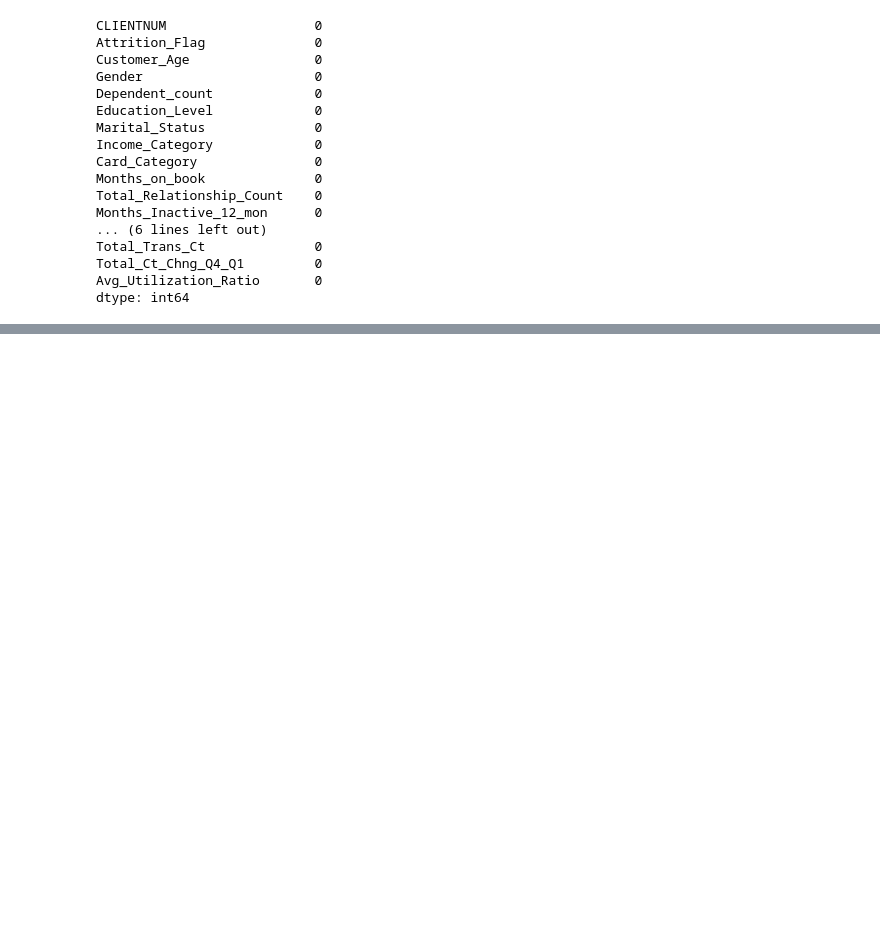
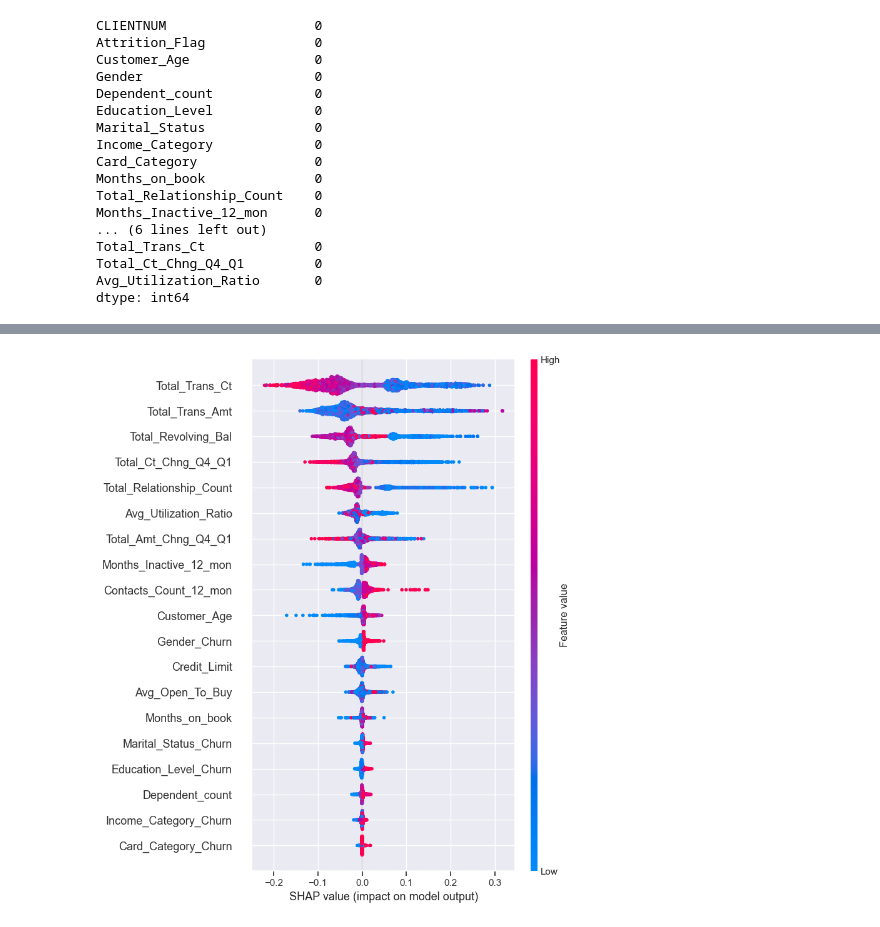
Before and after one commit to LaurentVeyssier/Udacity-Predict-Customer-Churn-with-Clean-Code, a Jupyter notebook: churn_notebook.ipynb, the cells around one changed output, grey strips where cells are left out. Drawn from its saved outputs; the diff is of its cells as text; code cells hidden in the pictures; blank space fills up the shorter version.

```diff
--- a/churn_notebook.ipynb
+++ b/churn_notebook.ipynb
@@ -330,0 +190,7 @@ plt.axis('off');
+# %%
+# Summary plot for Class = 1 (churned)
+explainer = shap.TreeExplainer(rfc_model)
+shap_values = explainer.shap_values(X_test)
+shap.summary_plot(shap_values[1], X_test)
+# %% [output]
+[figure, added]
```
Also changed, not shown: parts of 42 cells of this notebook, 9 other files.
